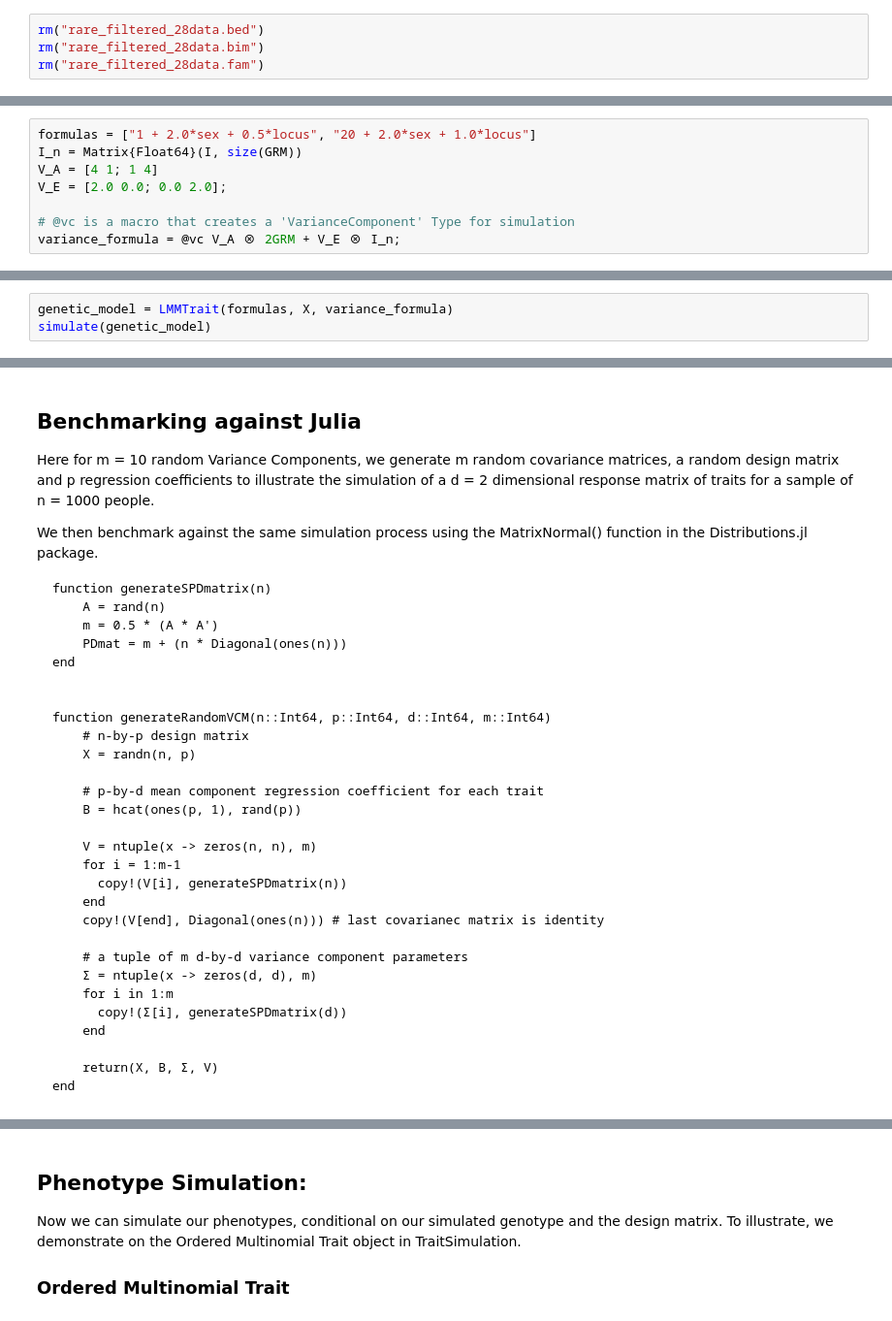
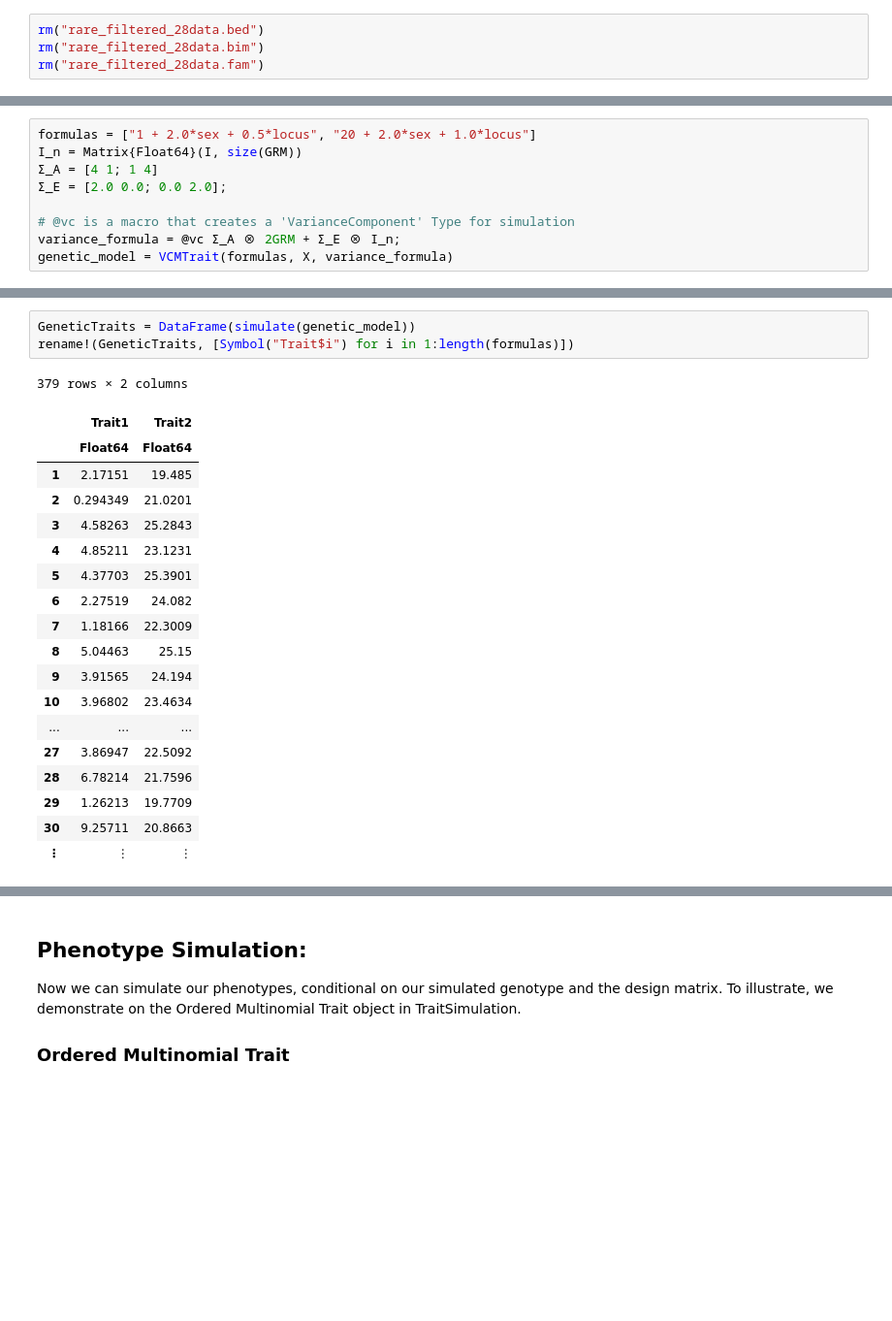
Before and after one commit to OpenMendel/TraitSimulation.jl, a Jupyter notebook: docs/TraitSimulation.ipynb, the cells around one changed output, grey strips where cells are left out. Shown: that part at 97% size. Saved outputs shown, nothing was run; the diff lists cells and outputs as text; blank space fills up the shorter version.

```diff
--- a/docs/TraitSimulation.ipynb
+++ b/docs/TraitSimulation.ipynb
@@ -238,8 +272,9 @@ Users can specify their covariance structures as follows. We note that this form
 # %%
 formulas = ["1 + 2.0*sex + 0.5*locus", "20 + 2.0*sex + 1.0*locus"]
 I_n = Matrix{Float64}(I, size(GRM))
-V_A = [4 1; 1 4]
-V_E = [2.0 0.0; 0.0 2.0];
+Σ_A = [4 1; 1 4]
+Σ_E = [2.0 0.0; 0.0 2.0];
 
 # @vc is a macro that creates a 'VarianceComponent' Type for simulation
-variance_formula = @vc V_A ⊗ 2GRM + V_E ⊗ I_n;
+variance_formula = @vc Σ_A ⊗ 2GRM + Σ_E ⊗ I_n;
+genetic_model = VCMTrait(formulas, X, variance_formula)
@@ -268,3 +285,0 @@ X
-# %%
-genetic_model = LMMTrait(formulas, X, variance_formula)
-simulate(genetic_model)
@@ -289,35 +286,23 @@ simulate(genetic_model)
-# %% [markdown]
-## Benchmarking against Julia
-
-Here for m = 10 random Variance Components, we generate m random covariance matrices, a random design matrix and p regression coefficients to illustrate the simulation of a d = 2 dimensional response matrix of traits for a sample of n = 1000 people.
-
-We then benchmark against the same simulation process using the MatrixNormal() function in the Distributions.jl package.
-
-    function generateSPDmatrix(n)
-        A = rand(n)
-        m = 0.5 * (A * A')
-        PDmat = m + (n * Diagonal(ones(n)))
-    end
-
-
-    function generateRandomVCM(n::Int64, p::Int64, d::Int64, m::Int64)
-        # n-by-p design matrix
-        X = randn(n, p)
-
-        # p-by-d mean component regression coefficient for each trait
-        B = hcat(ones(p, 1), rand(p))
-
-        V = ntuple(x -> zeros(n, n), m)
-        for i = 1:m-1
-          copy!(V[i], generateSPDmatrix(n))
-        end
-        copy!(V[end], Diagonal(ones(n))) # last covarianec matrix is identity
-
-        # a tuple of m d-by-d variance component parameters
-        Σ = ntuple(x -> zeros(d, d), m)
-        for i in 1:m
-          copy!(Σ[i], generateSPDmatrix(d))
-        end
-
-        return(X, B, Σ, V)
-    end
+# %%
+GeneticTraits = DataFrame(simulate(genetic_model))
+rename!(GeneticTraits, [Symbol("Trait$i") for i in 1:length(formulas)])
+# %% [output]
+379 rows × 2 columns
+|  | Trait1 | Trait2 |
+|  | Float64 | Float64 |
+| 1 | 2.17151 | 19.485 |
+| 2 | 0.294349 | 21.0201 |
+| 3 | 4.58263 | 25.2843 |
+| 4 | 4.85211 | 23.1231 |
+| 5 | 4.37703 | 25.3901 |
+| 6 | 2.27519 | 24.082 |
+| 7 | 1.18166 | 22.3009 |
+| 8 | 5.04463 | 25.15 |
+| 9 | 3.91565 | 24.194 |
+| 10 | 3.96802 | 23.4634 |
+| ... | ... | ... |
+| 27 | 3.86947 | 22.5092 |
+| 28 | 6.78214 | 21.7596 |
+| 29 | 1.26213 | 19.7709 |
+| 30 | 9.25711 | 20.8663 |
+| ⋮ | ⋮ | ⋮ |
```
Also changed, not shown: parts of 43 cells of this notebook, 9 other files.
